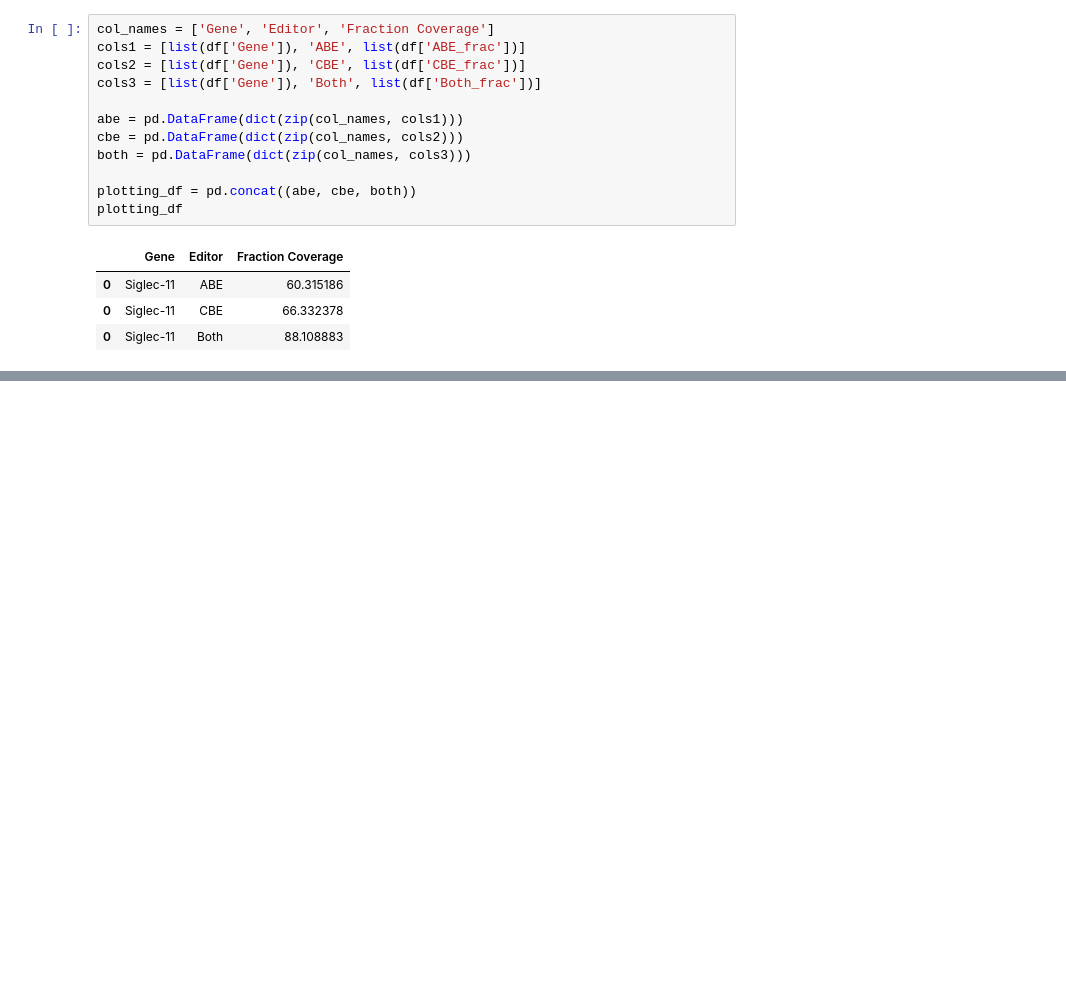
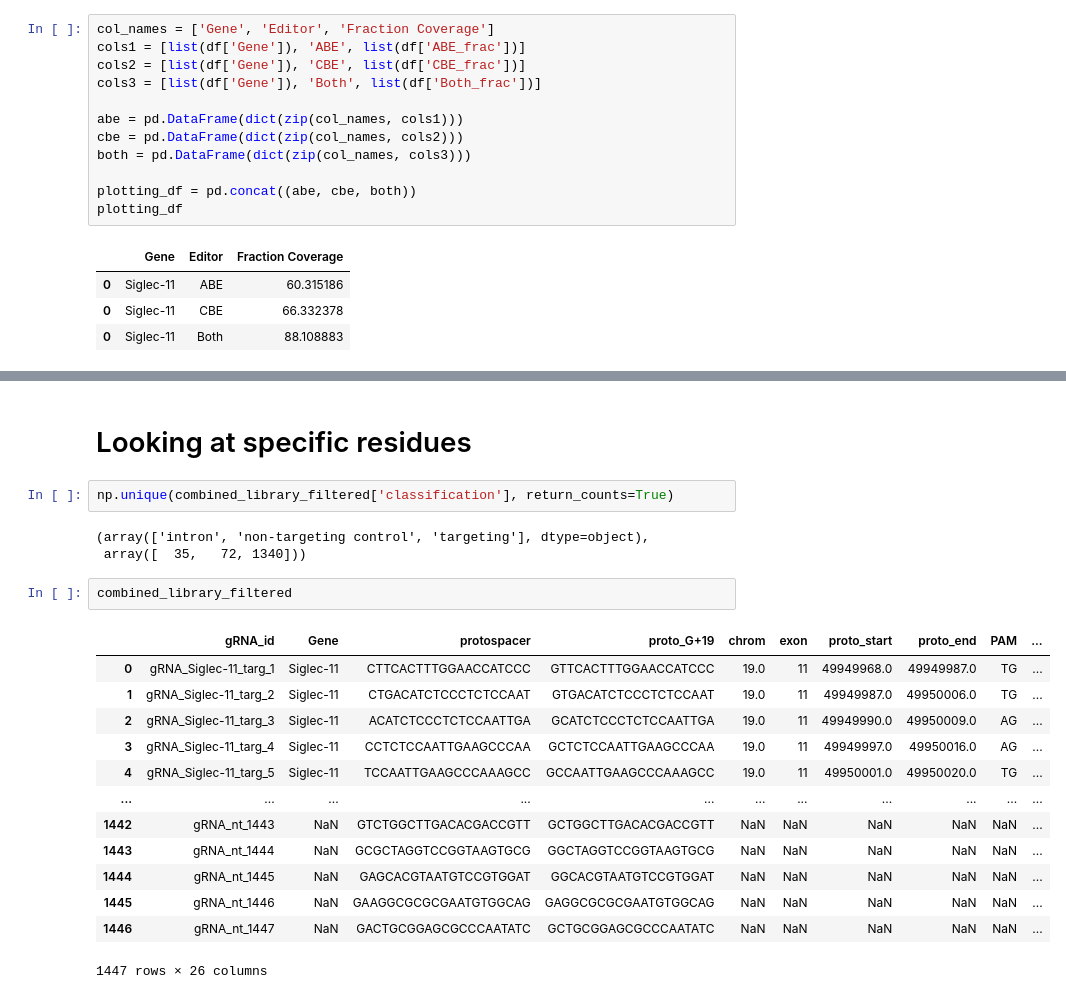
Before and after one commit to samgould2/siglec-11-tiling-library, a Jupyter notebook: expanded_mutagenesis.ipynb, the cells around one changed output, grey strips where cells are left out. Drawn from its saved outputs; the diff is of its cells as text; blank space fills up the shorter version.

```diff
--- a/expanded_mutagenesis.ipynb
+++ b/expanded_mutagenesis.ipynb
@@ -1797,2 +1782,25 @@ fig.tight_layout()
 # %% [output]
 [figure]
+# %% [markdown]
+# Looking at specific residues
+# %%
+np.unique(combined_library_filtered['classification'], return_counts=True)
+# %% [output]
+(array(['intron', 'non-targeting control', 'targeting'], dtype=object),
+ array([  35,   72, 1340]))
+# %%
+combined_library_filtered
+# %% [output]
+|  | gRNA_id | Gene | protospacer | proto_G+19 | chrom | exon | proto_start | proto_end | PAM | ... |
+| 0 | gRNA_Siglec-11_targ_1 | Siglec-11 | CTTCACTTTGGAACCATCCC | GTTCACTTTGGAACCATCCC | 19.0 | 11 | 49949968.0 | 49949987.0 | TG | ... |
+| 1 | gRNA_Siglec-11_targ_2 | Siglec-11 | CTGACATCTCCCTCTCCAAT | GTGACATCTCCCTCTCCAAT | 19.0 | 11 | 49949987.0 | 49950006.0 | TG | ... |
+| 2 | gRNA_Siglec-11_targ_3 | Siglec-11 | ACATCTCCCTCTCCAATTGA | GCATCTCCCTCTCCAATTGA | 19.0 | 11 | 49949990.0 | 49950009.0 | AG | ... |
+| 3 | gRNA_Siglec-11_targ_4 | Siglec-11 | CCTCTCCAATTGAAGCCCAA | GCTCTCCAATTGAAGCCCAA | 19.0 | 11 | 49949997.0 | 49950016.0 | AG | ... |
+| 4 | gRNA_Siglec-11_targ_5 | Siglec-11 | TCCAATTGAAGCCCAAAGCC | GCCAATTGAAGCCCAAAGCC | 19.0 | 11 | 49950001.0 | 49950020.0 | TG | ... |
+| ... | ... | ... | ... | ... | ... | ... | ... | ... | ... | ... |
+| 1442 | gRNA_nt_1443 | NaN | GTCTGGCTTGACACGACCGTT | GCTGGCTTGACACGACCGTT | NaN | NaN | NaN | NaN | NaN | ... |
+| 1443 | gRNA_nt_1444 | NaN | GCGCTAGGTCCGGTAAGTGCG | GGCTAGGTCCGGTAAGTGCG | NaN | NaN | NaN | NaN | NaN | ... |
+| 1444 | gRNA_nt_1445 | NaN | GAGCACGTAATGTCCGTGGAT | GGCACGTAATGTCCGTGGAT | NaN | NaN | NaN | NaN | NaN | ... |
+| 1445 | gRNA_nt_1446 | NaN | GAAGGCGCGCGAATGTGGCAG | GAGGCGCGCGAATGTGGCAG | NaN | NaN | NaN | NaN | NaN | ... |
+| 1446 | gRNA_nt_1447 | NaN | GACTGCGGAGCGCCCAATATC | GCTGCGGAGCGCCCAATATC | NaN | NaN | NaN | NaN | NaN | ... |
+1447 rows × 26 columns
```
Also changed, not shown: parts of 5 cells of this notebook.
